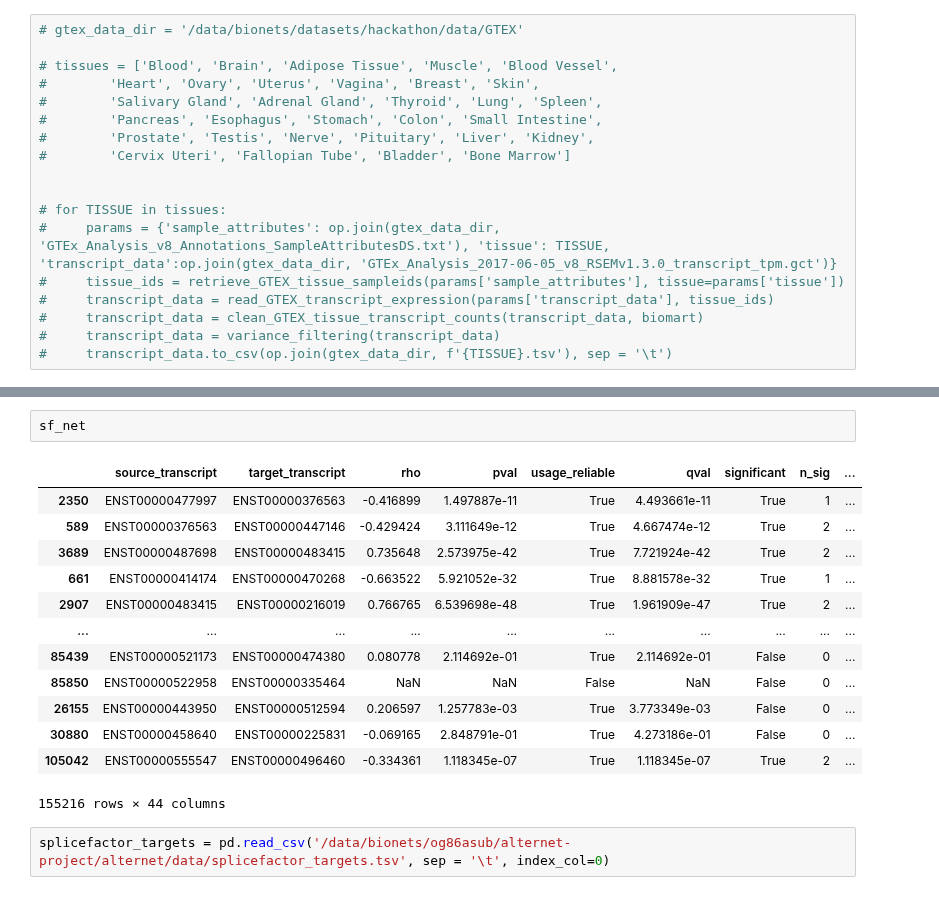
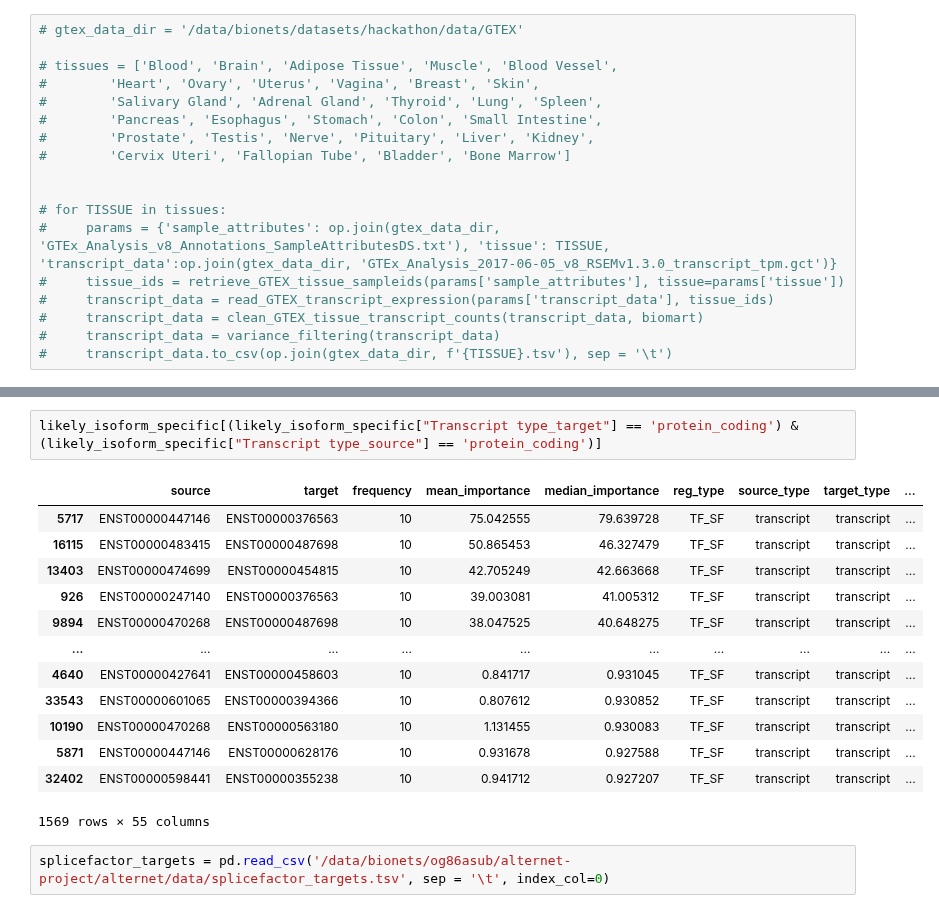
Before and after one commit to bionetslab/alternet, a Jupyter notebook: src/alternet/tutorials/alternettwo_tutorial copy 2.ipynb, the cells around one changed output, grey strips where cells are left out. Drawn from its saved outputs; the diff is of its cells as text.

```diff
--- a/src/alternet/tutorials/alternettwo_tutorial copy 2.ipynb
+++ b/src/alternet/tutorials/alternettwo_tutorial copy 2.ipynb
@@ -215,19 +275,19 @@ tf_net
-# %%
-sf_net
-# %% [output]
-|  | source_transcript | target_transcript | rho | pval | usage_reliable | qval | significant | n_sig | ... |
-| 2350 | ENST00000477997 | ENST00000376563 | -0.416899 | 1.497887e-11 | True | 4.493661e-11 | True | 1 | ... |
-| 589 | ENST00000376563 | ENST00000447146 | -0.429424 | 3.111649e-12 | True | 4.667474e-12 | True | 2 | ... |
-| 3689 | ENST00000487698 | ENST00000483415 | 0.735648 | 2.573975e-42 | True | 7.721924e-42 | True | 2 | ... |
-| 661 | ENST00000414174 | ENST00000470268 | -0.663522 | 5.921052e-32 | True | 8.881578e-32 | True | 1 | ... |
-| 2907 | ENST00000483415 | ENST00000216019 | 0.766765 | 6.539698e-48 | True | 1.961909e-47 | True | 2 | ... |
-| ... | ... | ... | ... | ... | ... | ... | ... | ... | ... |
-| 85439 | ENST00000521173 | ENST00000474380 | 0.080778 | 2.114692e-01 | True | 2.114692e-01 | False | 0 | ... |
-| 85850 | ENST00000522958 | ENST00000335464 | NaN | NaN | False | NaN | False | 0 | ... |
-| 26155 | ENST00000443950 | ENST00000512594 | 0.206597 | 1.257783e-03 | True | 3.773349e-03 | False | 0 | ... |
-| 30880 | ENST00000458640 | ENST00000225831 | -0.069165 | 2.848791e-01 | True | 4.273186e-01 | False | 0 | ... |
-| 105042 | ENST00000555547 | ENST00000496460 | -0.334361 | 1.118345e-07 | True | 1.118345e-07 | True | 2 | ... |
-155216 rows × 44 columns
+# %%
+likely_isoform_specific[(likely_isoform_specific["Transcript type_target"] == 'protein_coding') & (likely_isoform_specific["Transcript type_source"] == 'protein_coding')]
+# %% [output]
+|  | source | target | frequency | mean_importance | median_importance | reg_type | source_type | target_type | ... |
+| 5717 | ENST00000447146 | ENST00000376563 | 10 | 75.042555 | 79.639728 | TF_SF | transcript | transcript | ... |
+| 16115 | ENST00000483415 | ENST00000487698 | 10 | 50.865453 | 46.327479 | TF_SF | transcript | transcript | ... |
+| 13403 | ENST00000474699 | ENST00000454815 | 10 | 42.705249 | 42.663668 | TF_SF | transcript | transcript | ... |
+| 926 | ENST00000247140 | ENST00000376563 | 10 | 39.003081 | 41.005312 | TF_SF | transcript | transcript | ... |
+| 9894 | ENST00000470268 | ENST00000487698 | 10 | 38.047525 | 40.648275 | TF_SF | transcript | transcript | ... |
+| ... | ... | ... | ... | ... | ... | ... | ... | ... | ... |
+| 4640 | ENST00000427641 | ENST00000458603 | 10 | 0.841717 | 0.931045 | TF_SF | transcript | transcript | ... |
+| 33543 | ENST00000601065 | ENST00000394366 | 10 | 0.807612 | 0.930852 | TF_SF | transcript | transcript | ... |
+| 10190 | ENST00000470268 | ENST00000563180 | 10 | 1.131455 | 0.930083 | TF_SF | transcript | transcript | ... |
+| 5871 | ENST00000447146 | ENST00000628176 | 10 | 0.931678 | 0.927588 | TF_SF | transcript | transcript | ... |
+| 32402 | ENST00000598441 | ENST00000355238 | 10 | 0.941712 | 0.927207 | TF_SF | transcript | transcript | ... |
+1569 rows × 55 columns
 # %%
 splicefactor_targets = pd.read_csv('/data/bionets/og86asub/alternet-project/alternet/data/splicefactor_targets.tsv', sep = '\t', index_col=0)
 # %%
```
Also changed, not shown: parts of 23 cells of this notebook, 13 other files.
